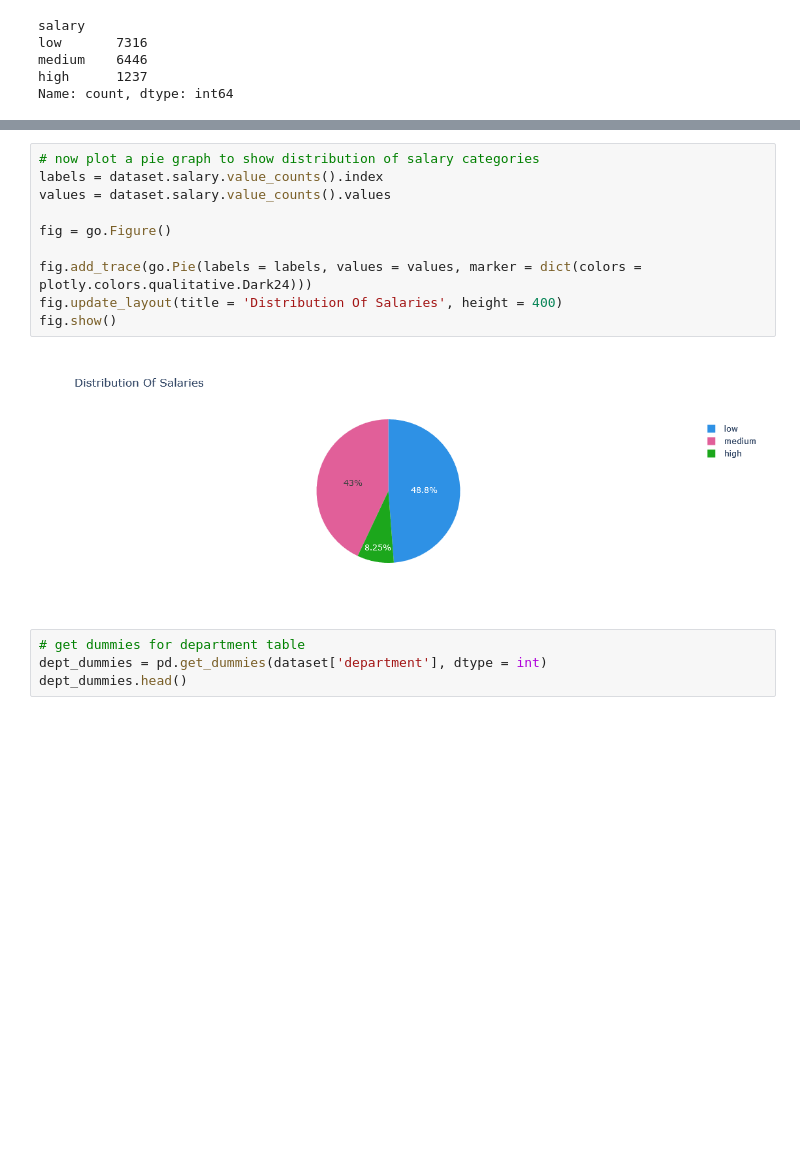
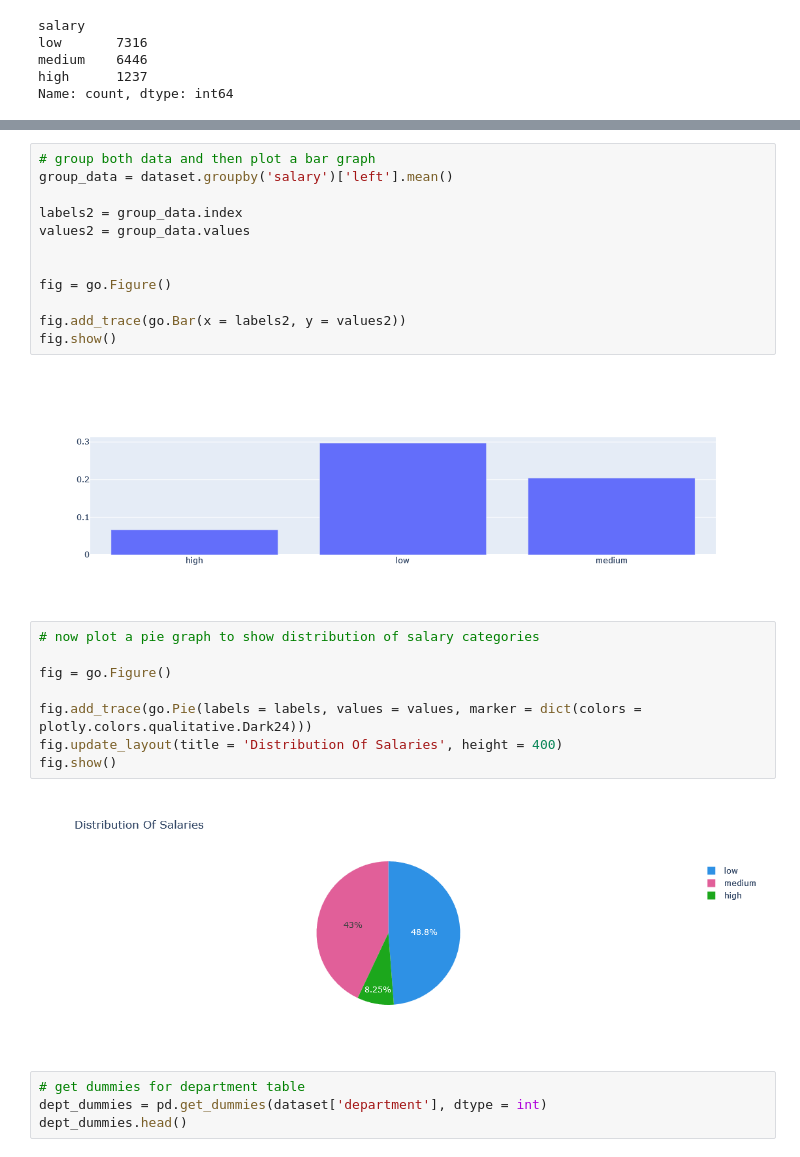
Before and after one commit to arfan64shah/Data_Science, a Jupyter notebook: Logistic Regression/HR_Analytics_LogisticRegression.ipynb, the cells around one changed output, grey strips where cells are left out. Drawn from its saved outputs; the diff is of its cells as text; blank space fills up the shorter version.

```diff
--- a/Logistic Regression/HR_Analytics_LogisticRegression.ipynb
+++ b/Logistic Regression/HR_Analytics_LogisticRegression.ipynb
@@ -86,7 +106,19 @@ Name: count, dtype: int64
+# %%
+# group both data and then plot a bar graph
+group_data = dataset.groupby('salary')['left'].mean()
+
+labels2 = group_data.index
+values2 = group_data.values
+
+
+fig = go.Figure()
+
+fig.add_trace(go.Bar(x = labels2, y = values2))
+fig.show()
+# %% [output]
+[figure, added]
 # %%
 # now plot a pie graph to show distribution of salary categories
-labels = dataset.salary.value_counts().index
-values = dataset.salary.value_counts().values
 
 fig = go.Figure()
 
```
Also changed, not shown: parts of 10 cells of this notebook.
